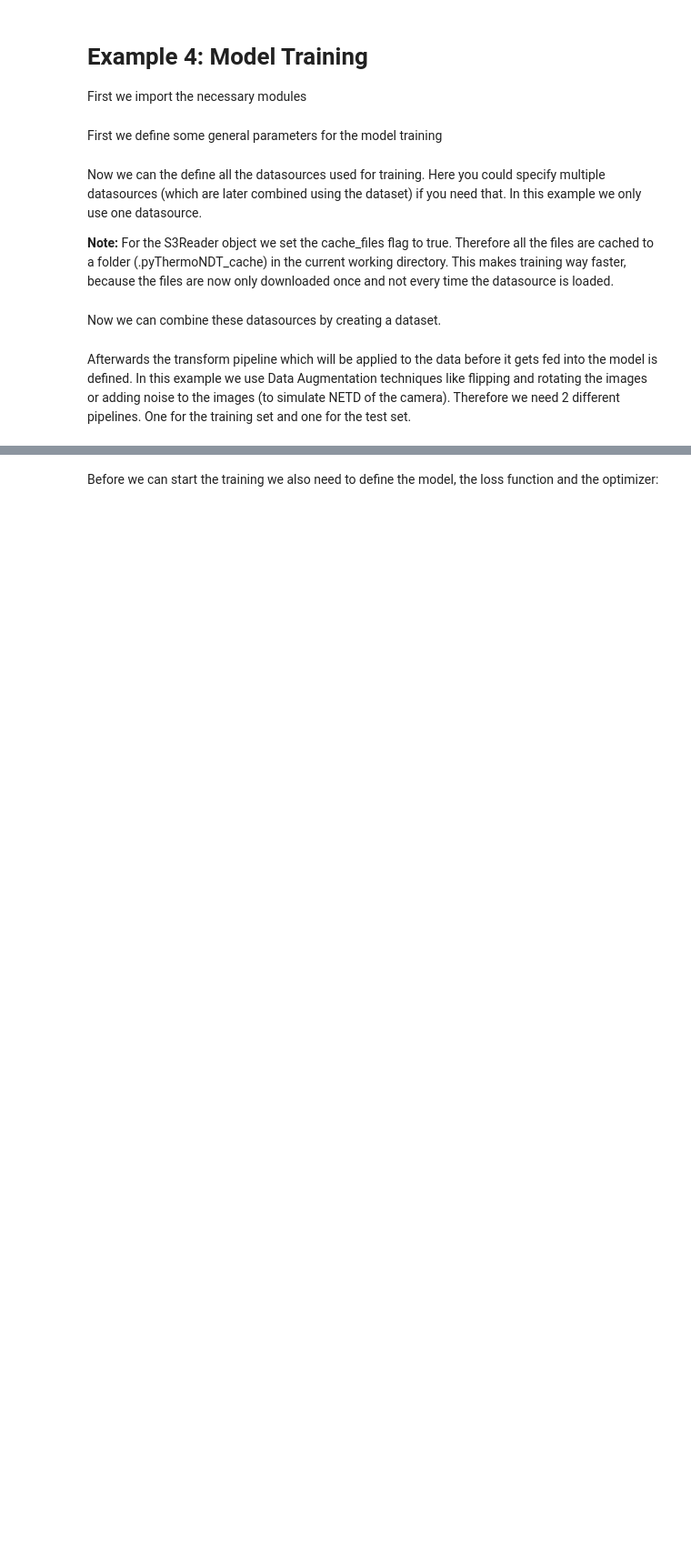
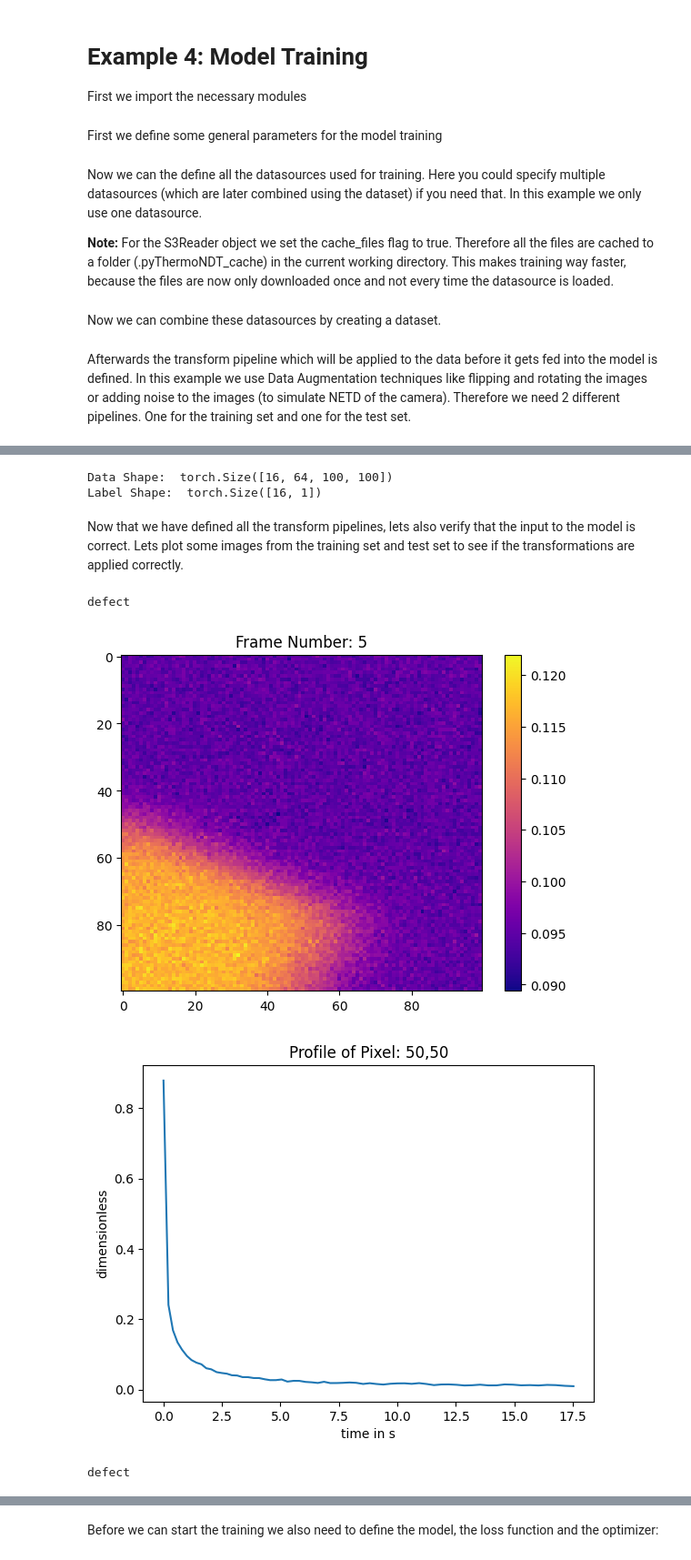
Before and after one commit to voidsy-gmbh/pyThermoNDT, a Jupyter notebook: examples/example4_model_training.ipynb, the cells around one changed output, grey strips where cells are left out. Shown at 91% size. Cells and saved outputs as stored; diff of their text form; code cells hidden in the pictures; blank space fills up the shorter version.

```diff
--- a/examples/example4_model_training.ipynb
+++ b/examples/example4_model_training.ipynb
@@ -30,27 +45,26 @@ s3reader = S3Reader(
 Now we can combine these datasources by creating a dataset.
 # %%
 # Create a Dataset
-dataset = ThermoDataset(data_source=s3reader)
+dataset = ThermoDataset(data_source=[no_defect, visible])
 # %% [markdown]
 Afterwards the transform pipeline which will be applied to the data before it gets fed into the model is defined. In this example we use Data Augmentation techniques like flipping and rotating the images or adding noise to the images (to simulate NETD of the camera). Therefore we need 2 different pipelines. One for the training set and one for the test set.
 # %%
 # Setup transform pipeline for training set
 train_pipeline = T.Compose([
     T.ApplyLUT(),
-    T.GaussianNoise(std=1e-3), # Data Augmentation
-    T.RandomFlip(p_height=0.3, p_width=0.3), # Data Augmentation
     T.SubtractFrame(0),
     T.RemoveFlash(method='excitation_signal'),
-    T.NonUniformSampling(32),
+    T.NonUniformSampling(64),
+    T.RandomFlip(p_height=0.3, p_width=0.3), # Data Augmentation
+    T.GaussianNoise(std=25e-3), # Data Augmentation
     T.MinMaxNormalize(),
 ])
 
-# Setup transform pipeline for test set
-test_pipeline = T.Compose([
+val_pipeline = T.Compose([
     T.ApplyLUT(),
     T.SubtractFrame(0),
     T.RemoveFlash(method='excitation_signal'),
-    T.NonUniformSampling(32),
+    T.NonUniformSampling(64),
     T.MinMaxNormalize(),
 ])
 # %% [markdown]
@@ -79,12 +95,12 @@ Next we can split the dataset into a training and validation subset, using the r
 # %%
 # Split the dataset in train and test subsets
-train_set, test_set = random_split(dataset, [0.8, 0.2], [train_pipeline, test_pipeline])
+train_set, val_set = random_split(dataset, [0.8, 0.2], [train_pipeline, val_pipeline])
 
 # Print the length of the subsets
 print(f"Train set length: {len(train_set)}")
-print(f"Test set length: {len(test_set)}")
+print(f"Test set length: {len(val_set)}")
 
 # Create a DataLoader
-train_loader = DataLoader(train_set, batch_size=2, shuffle=True, collate_fn=collate_fn)
-val_loader = DataLoader(test_set, batch_size=2, shuffle=False, collate_fn=collate_fn)
+train_loader = DataLoader(train_set, batch_size=batch_size, shuffle=True, collate_fn=collate_fn)
+val_loader = DataLoader(val_set, batch_size=batch_size, shuffle=False, collate_fn=collate_fn)
 # %% [output]
@@ -92,0 +115,28 @@ Test set length: 300
+# %%
+for data, label in train_loader:
+    print("Data Shape: ", data.shape)
+    print("Label Shape: ", label.shape)
+    break
+# %% [output]
+Data Shape:  torch.Size([16, 64, 100, 100])
+Label Shape:  torch.Size([16, 1])
+# %% [markdown]
+Now that we have defined all the transform pipelines, lets also verify that the input to the model is correct. Lets plot some images from the training set and test set to see if the transformations are applied correctly.
+# %%
+# Visualize the data input
+# Visualize a no-defect sample
+container = train_set[1]
+print("no-defect" if container.get_dataset("/GroundTruth/DefectMask").equal(torch.zeros(100,100)) else "defect")
+container.show_frame(5)
+container.show_pixel_profile(50, 50)
+
+# Visualize a defect sample
+container = train_set[2]
+print("no-defect" if container.get_dataset("/GroundTruth/DefectMask").equal(torch.zeros(100,100)) else "defect")
+container.show_frame(5)
+container.show_pixel_profile(50, 50)
+# %% [output]
+defect
+[figure, added]
+[figure, added]
+defect
```
Also changed, not shown: parts of 17 cells of this notebook, 1 other file.
